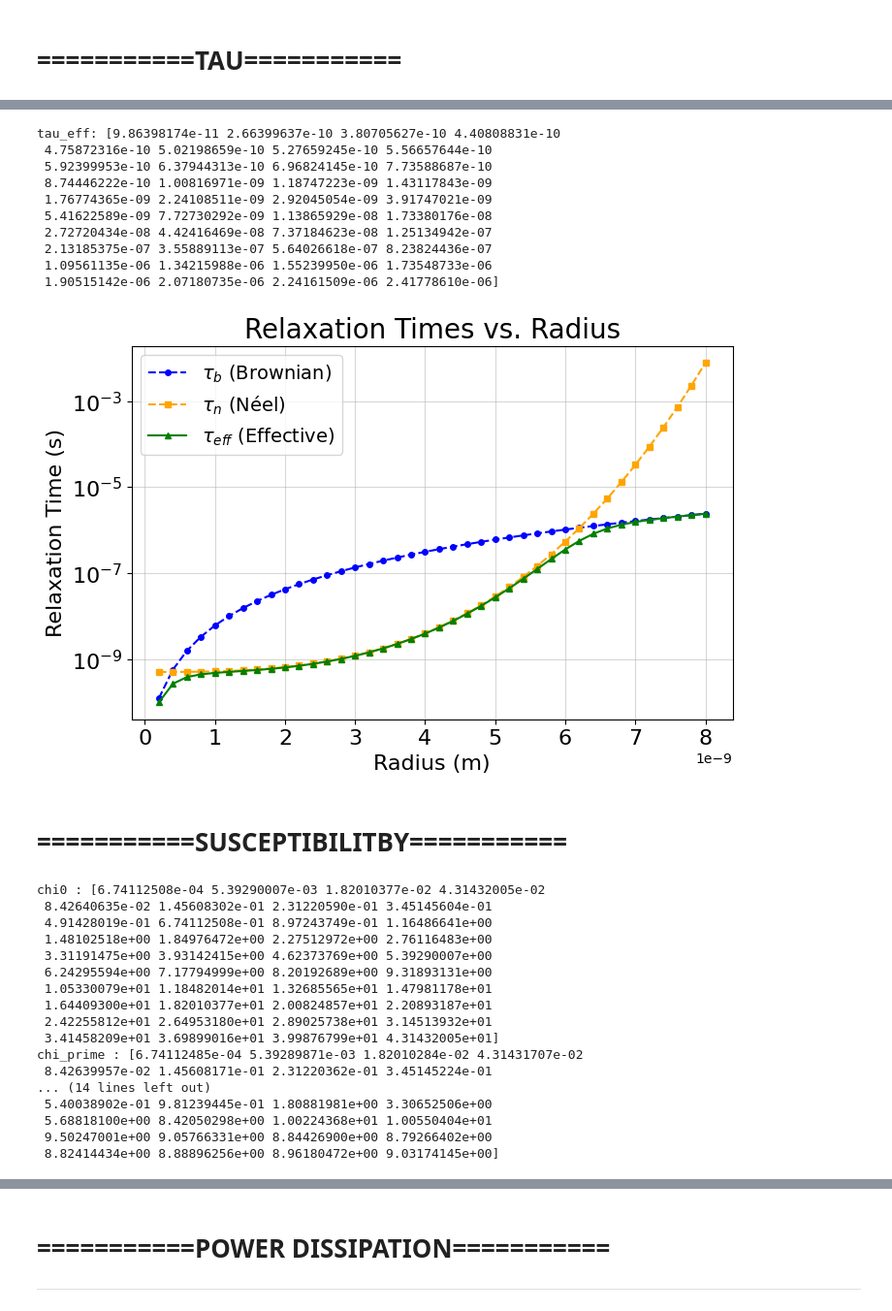
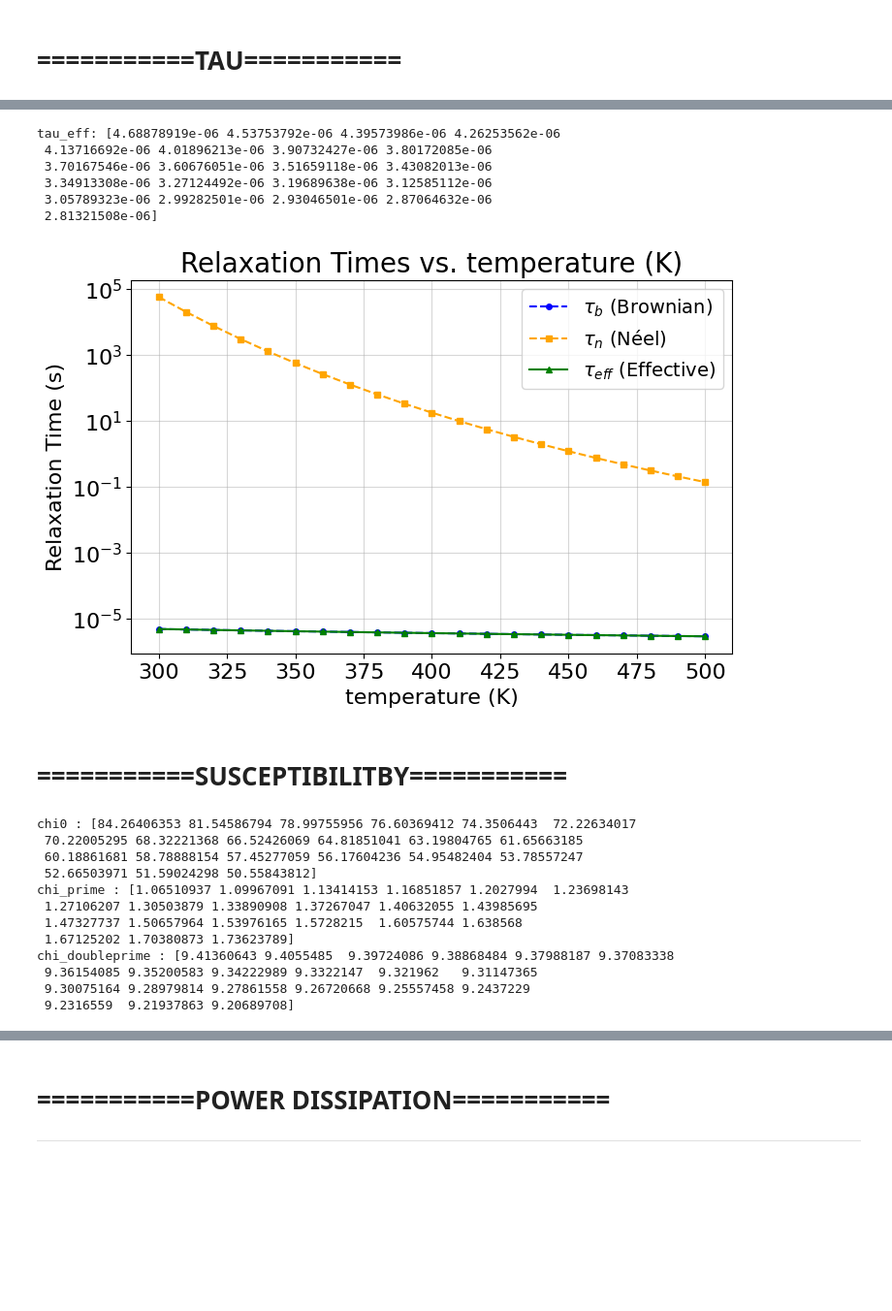
Before and after one commit to b00001/sciusproject-hyperthermia, a Jupyter notebook: week1_and_2.ipynb, the cells around one changed output, grey strips where cells are left out. Shown at 97% size. Drawn from its saved outputs; the diff is of its cells as text; code cells hidden in the pictures; blank space fills up the shorter version.

Commit message:
temperature (K) 300-500 K 10nm

```diff
--- a/week1_and_2.ipynb
+++ b/week1_and_2.ipynb
@@ -27,16 +27,16 @@ def get_val(var):
         return np.arange(var[0], var[2] + (var[1]/2), var[1])
     return np.array(var, dtype=float)
 
-kB_in = 1.380649e-23        # [J/K] ค่าคงที่
+kB_in = 1.380649e-23        # [J/K]
 mu0_in = 4 * np.pi * 1e-7   # [H/m]
 tau0_in = 1e-9              # [s]
 
 H_app_in = 0.1e-3             # [Tesla]
 eta_in = 0.0015             # [Pa s]
-T_in = 300                   # [K] 300
-f_in = 300e3              # [Hz] แก้ให้เป็น 300kHz
-delta_in = 0.1e-9           # [m] ส่วนพื้นผิว 10 nm
-R_in = [0.2e-9, .2e-9, 8e-9]              # [m] [0.2e-9, .2e-9, 8e-9]
+T_in = [300, 10, 500]                  # [K]
+f_in = 300e3              # [Hz]
+delta_in = 0.1e-9           # [m]
+R_in = 10e-9           # [m]
 
 kB = get_val(kB_in)
 mu0 = get_val(mu0_in)
@@ -134,38 +108,34 @@ tau_n: [5.00129464e-10 5.01036654e-10 5.03507330e-10 5.08353663e-10
 tau_eff = 1 / ((1 / tau_b) + (1 / tau_n))
 print(f"tau_eff: {tau_eff}")
 # %% [output]
-tau_eff: [9.86398174e-11 2.66399637e-10 3.80705627e-10 4.40808831e-10
- 4.75872316e-10 5.02198659e-10 5.27659245e-10 5.56657644e-10
- 5.92399953e-10 6.37944313e-10 6.96824145e-10 7.73588687e-10
- 8.74446222e-10 1.00816971e-09 1.18747223e-09 1.43117843e-09
- 1.76774365e-09 2.24108511e-09 2.92045054e-09 3.91747021e-09
- 5.41622589e-09 7.72730292e-09 1.13865929e-08 1.73380176e-08
- 2.72720434e-08 4.42416469e-08 7.37184623e-08 1.25134942e-07
- 2.13185375e-07 3.55889113e-07 5.64026618e-07 8.23824436e-07
- 1.09561135e-06 1.34215988e-06 1.55239950e-06 1.73548733e-06
- 1.90515142e-06 2.07180735e-06 2.24161509e-06 2.41778610e-06]
+tau_eff: [4.68878919e-06 4.53753792e-06 4.39573986e-06 4.26253562e-06
+ 4.13716692e-06 4.01896213e-06 3.90732427e-06 3.80172085e-06
+ 3.70167546e-06 3.60676051e-06 3.51659118e-06 3.43082013e-06
+ 3.34913308e-06 3.27124492e-06 3.19689638e-06 3.12585112e-06
+ 3.05789323e-06 2.99282501e-06 2.93046501e-06 2.87064632e-06
+ 2.81321508e-06]
 # %%
 import matplotlib.pyplot as plt
 
 # =========== PLOT RELAXATION TIMES VS Radius ===========
 
 plt.figure(figsize=(8, 5))
 
 # ใช้ตัวแปรอาเรย์ที่คำนวณไว้แล้ว (R, tau_b, tau_n, tau_eff) เพื่อพล็อตเป็นเส้นตามช่วงรัศมี
-plt.plot(R, tau_b, label=r'$\tau_b$ (Brownian)', linestyle='--', marker='o', color='blue', markersize=4)
-plt.plot(R, tau_n, label=r'$\tau_n$ (Néel)', linestyle='--', marker='s', color='orange', markersize=4)
-plt.plot(R, tau_eff, label=r'$\tau_{eff}$ (Effective)', linestyle='-', marker='^', color='green', markersize=4)
+plt.plot(T, tau_b, label=r'$\tau_b$ (Brownian)', linestyle='--', marker='o', color='blue', markersize=4)
+plt.plot(T, tau_n, label=r'$\tau_n$ (Néel)', linestyle='--', marker='s', color='orange', markersize=4)
+plt.plot(T, tau_eff, label=r'$\tau_{eff}$ (Effective)', linestyle='-', marker='^', color='green', markersize=4)
 
-plt.xlabel('Radius (m)', fontsize=16)
+plt.xlabel('temperature (K)', fontsize=16)
 plt.ylabel('Relaxation Time (s)', fontsize=16)
-plt.title('Relaxation Times vs. Radius', fontsize=20)
+plt.title('Relaxation Times vs. temperature (K)', fontsize=20)
 plt.yscale('log')
 plt.legend(fontsize=14)
 plt.grid(True, which="both", ls="-", alpha=0.5)
 plt.tick_params(axis='both', labelsize=16)
 plt.show()
 # %% [output]
-[figure, old version]
+[figure, new version]
 # %% [markdown]
 # ===========SUSCEPTIBILITBY===========
 # %%
@@ -180,23 +150,18 @@ print(f"chi0 : {chi0}")
 print(f"chi_prime : {chi_prime}")
 print(f"chi_doubleprime : {chi_doubleprime}")
 # %% [output]
-chi0 : [6.74112508e-04 5.39290007e-03 1.82010377e-02 4.31432005e-02
- 8.42640635e-02 1.45608302e-01 2.31220590e-01 3.45145604e-01
- 4.91428019e-01 6.74112508e-01 8.97243749e-01 1.16486641e+00
- 1.48102518e+00 1.84976472e+00 2.27512972e+00 2.76116483e+00
- 3.31191475e+00 3.93142415e+00 4.62373769e+00 5.39290007e+00
- 6.24295594e+00 7.17794999e+00 8.20192689e+00 9.31893131e+00
- 1.05330079e+01 1.18482014e+01 1.32685565e+01 1.47981178e+01
- 1.64409300e+01 1.82010377e+01 2.00824857e+01 2.20893187e+01
- 2.42255812e+01 2.64953180e+01 2.89025738e+01 3.14513932e+01
- 3.41458209e+01 3.69899016e+01 3.99876799e+01 4.31432005e+01]
-chi_prime : [6.74112485e-04 5.39289871e-03 1.82010284e-02 4.31431707e-02
- 8.42639957e-02 1.45608171e-01 2.31220362e-01 3.45145224e-01
-... (14 lines left out)
- 5.40038902e-01 9.81239445e-01 1.80881981e+00 3.30652506e+00
- 5.68818100e+00 8.42050298e+00 1.00224368e+01 1.00550404e+01
- 9.50247001e+00 9.05766331e+00 8.84426900e+00 8.79266402e+00
- 8.82414434e+00 8.88896256e+00 8.96180472e+00 9.03174145e+00]
+chi0 : [84.26406353 81.54586794 78.99755956 76.60369412 74.3506443  72.22634017
+ 70.22005295 68.32221368 66.52426069 64.81851041 63.19804765 61.65663185
+ 60.18861681 58.78888154 57.45277059 56.17604236 54.95482404 53.78557247
+ 52.66503971 51.59024298 50.55843812]
+chi_prime : [1.06510937 1.09967091 1.13414153 1.16851857 1.2027994  1.23698143
+ 1.27106207 1.30503879 1.33890908 1.37267047 1.40632055 1.43985695
+ 1.47327737 1.50657964 1.53976165 1.5728215  1.60575744 1.638568
+ 1.67125202 1.70380873 1.73623789]
+chi_doubleprime : [9.41360643 9.4055485  9.39724086 9.38868484 9.37988187 9.37083338
+ 9.36154085 9.35200583 9.34222989 9.3322147  9.321962   9.31147365
+ 9.30075164 9.28979814 9.27861558 9.26720668 9.25557458 9.2437229
+ 9.2316559  9.21937863 9.20689708]
 # %%
 plt.figure(figsize=(10, 6))
 # ใช้ค่าอาเรย์ที่คำนวณไว้ (R, chi_doubleprime) สำหรับวัสดุ Barium ferrite
```
Also changed, not shown: parts of 15 cells of this notebook.
